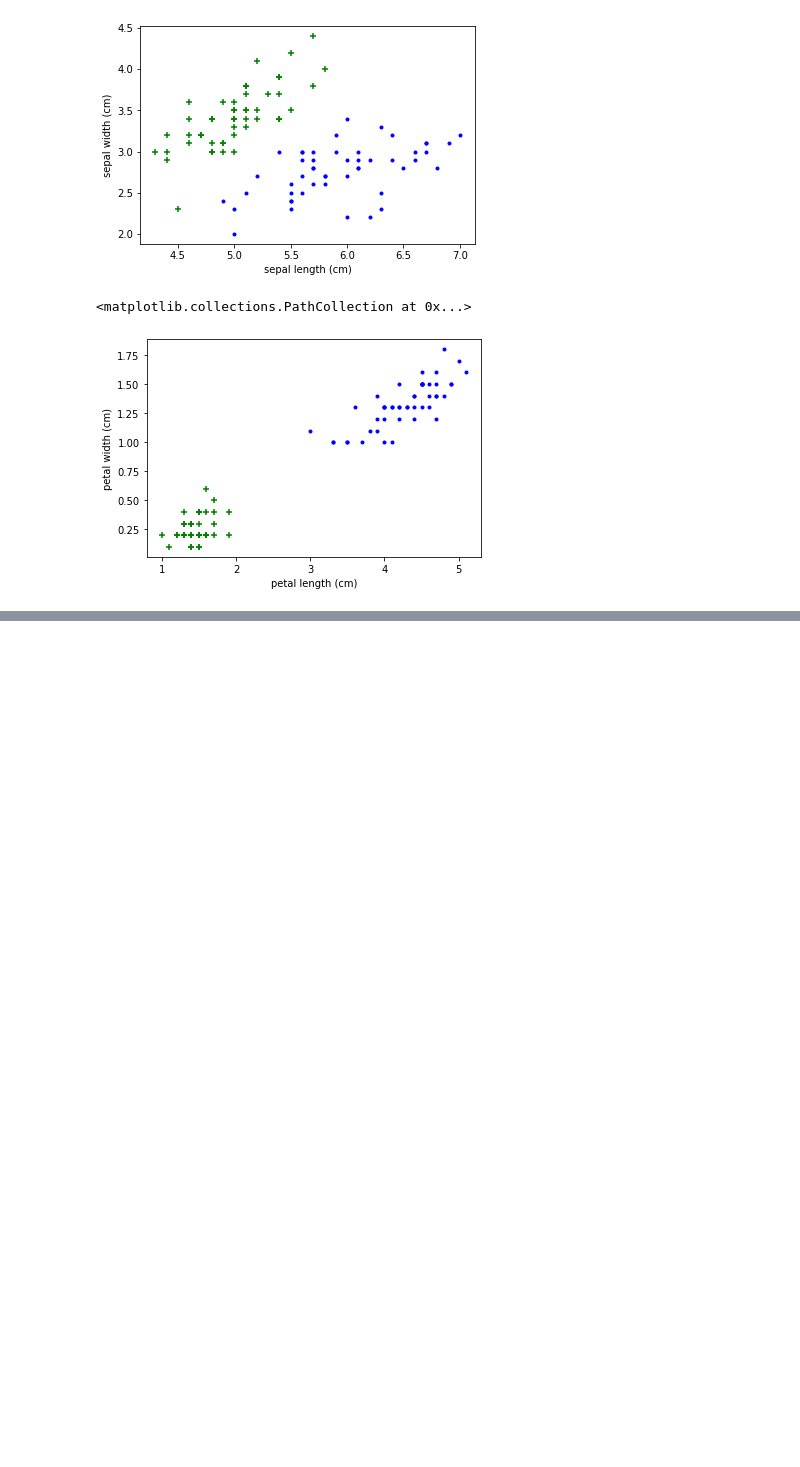
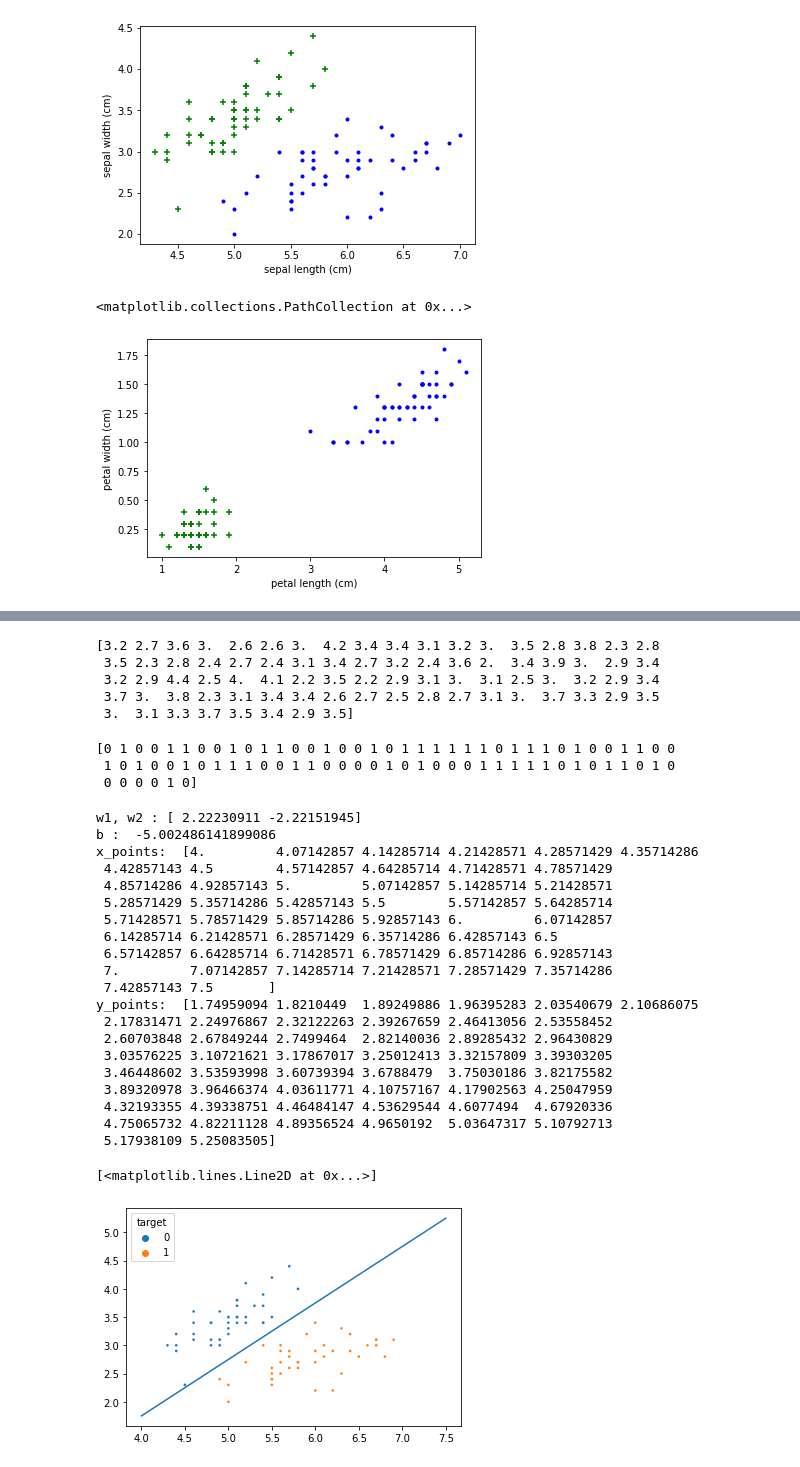
Before and after one commit to RizwanRumi/Machine_Learning_with_python, a Jupyter notebook: SupportVectorMachine.ipynb, the cells around one changed output, grey strips where cells are left out. Saved outputs shown, nothing was run; the diff lists cells and outputs as text; code cells hidden in the pictures; blank space fills up the shorter version.

Commit message:
add linear regression with 2d plot

```diff
--- a/SupportVectorMachine.ipynb
+++ b/SupportVectorMachine.ipynb
@@ -114,4 +133,4 @@ X.head()
 # %%
-y = df.target
+y = selected_df.target
 y
 # %% [output]
@@ -141,7 +162,7 @@ len(X_test)
 from sklearn.svm import SVC
 from sklearn.metrics import accuracy_score
 # %%
-model = SVC(C=1, kernel='linear', gamma='scale')
+model = SVC(kernel='linear')
 # %%
 model.fit(X_train, y_train)
 # %% [output]
@@ -162,0 +212,3 @@ print(accuracy_score(y_test, y_pred))
+# %%
+x = X_train.to_numpy()
+x
@@ -162,0 +233,64 @@ print(accuracy_score(y_test, y_pred))
+# %%
+tx = x[:, 0] # sepal
+#print(tx)
+
+ty = x[:, 1]
+print(ty)
+# %% [output]
+[3.2 2.7 3.6 3.  2.6 2.6 3.  4.2 3.4 3.4 3.1 3.2 3.  3.5 2.8 3.8 2.3 2.8
+ 3.5 2.3 2.8 2.4 2.7 2.4 3.1 3.4 2.7 3.2 2.4 3.6 2.  3.4 3.9 3.  2.9 3.4
+ 3.2 2.9 4.4 2.5 4.  4.1 2.2 3.5 2.2 2.9 3.1 3.  3.1 2.5 3.  3.2 2.9 3.4
+ 3.7 3.  3.8 2.3 3.1 3.4 3.4 2.6 2.7 2.5 2.8 2.7 3.1 3.  3.7 3.3 2.9 3.5
+ 3.  3.1 3.3 3.7 3.5 3.4 2.9 3.5]
+# %%
+y = y_train.to_numpy()
+print(y)
+# %% [output]
+[0 1 0 0 1 1 0 0 1 0 1 1 0 0 1 0 0 1 0 1 1 1 1 1 1 0 1 1 1 0 1 0 0 1 1 0 0
+ 1 0 1 0 0 1 0 1 1 1 0 0 1 1 0 0 0 0 1 0 1 0 0 0 1 1 1 1 1 0 1 0 1 1 0 1 0
+ 0 0 0 0 1 0]
+# %%
+#constructing a hyperplane using formula
+# w1x1 + w2x2 + b = 0
+
+w = model.coef_[0]
+print("w1, w2 :", w)
+
+b = model.intercept_[0]
+print("b : ", b)
+
+# generating random x points from 4 to 7.5 because selected_df data range between 4 to 8
+x_points = np.linspace(4, 7.5)
+print("x_points: ", x_points)
+
+#getting corresponding y -points
+y_points = -(w[0] / w[1]) * x_points - b / w[1]
+print("y_points: ", y_points)
+
+
+
+sns.scatterplot(x=tx, y=ty, hue = y_train, s=8)
+plt.plot(x_points, y_points)
+# %% [output]
+w1, w2 : [ 2.22230911 -2.22151945]
+b :  -5.002486141899086
+x_points:  [4.         4.07142857 4.14285714 4.21428571 4.28571429 4.35714286
+ 4.42857143 4.5        4.57142857 4.64285714 4.71428571 4.78571429
+ 4.85714286 4.92857143 5.         5.07142857 5.14285714 5.21428571
+ 5.28571429 5.35714286 5.42857143 5.5        5.57142857 5.64285714
+ 5.71428571 5.78571429 5.85714286 5.92857143 6.         6.07142857
+ 6.14285714 6.21428571 6.28571429 6.35714286 6.42857143 6.5
+ 6.57142857 6.64285714 6.71428571 6.78571429 6.85714286 6.92857143
+ 7.         7.07142857 7.14285714 7.21428571 7.28571429 7.35714286
+ 7.42857143 7.5       ]
+y_points:  [1.74959094 1.8210449  1.89249886 1.96395283 2.03540679 2.10686075
+ 2.17831471 2.24976867 2.32122263 2.39267659 2.46413056 2.53558452
+ 2.60703848 2.67849244 2.7499464  2.82140036 2.89285432 2.96430829
+ 3.03576225 3.10721621 3.17867017 3.25012413 3.32157809 3.39303205
+ 3.46448602 3.53593998 3.60739394 3.6788479  3.75030186 3.82175582
+ 3.89320978 3.96466374 4.03611771 4.10757167 4.17902563 4.25047959
+ 4.32193355 4.39338751 4.46484147 4.53629544 4.6077494  4.67920336
+ 4.75065732 4.82211128 4.89356524 4.9650192  5.03647317 5.10792713
+ 5.17938109 5.25083505]
+[<matplotlib.lines.Line2D at 0x...>]
+[figure, added]
```
Also changed, not shown: parts of 18 cells of this notebook.
